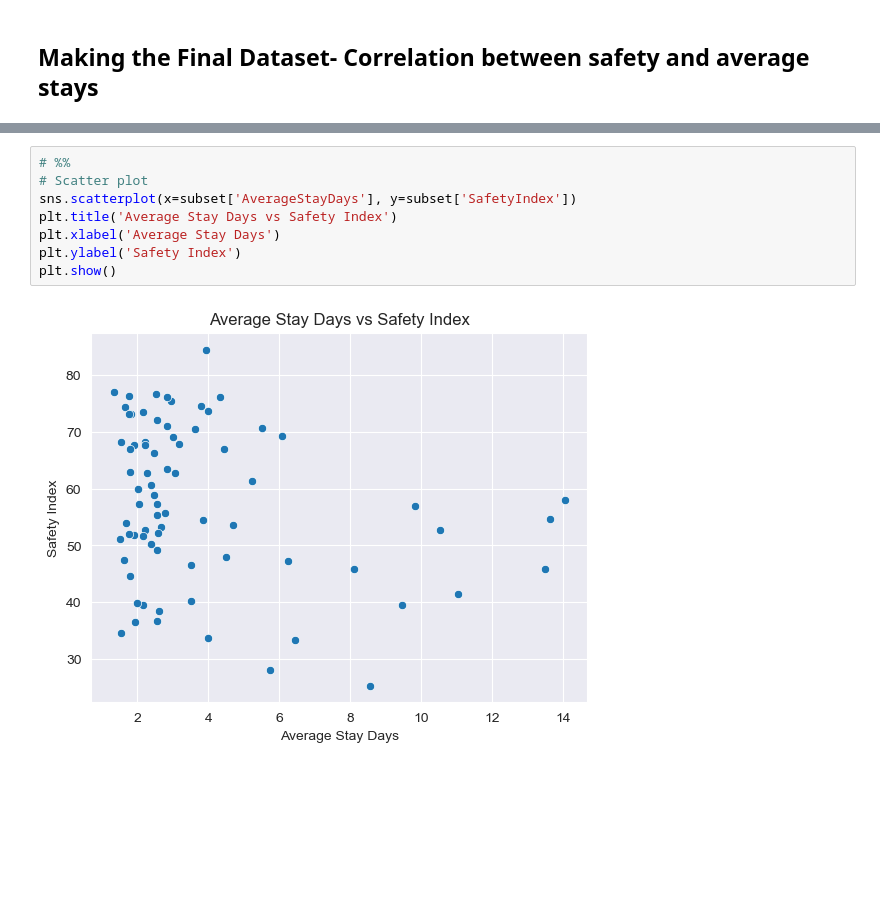
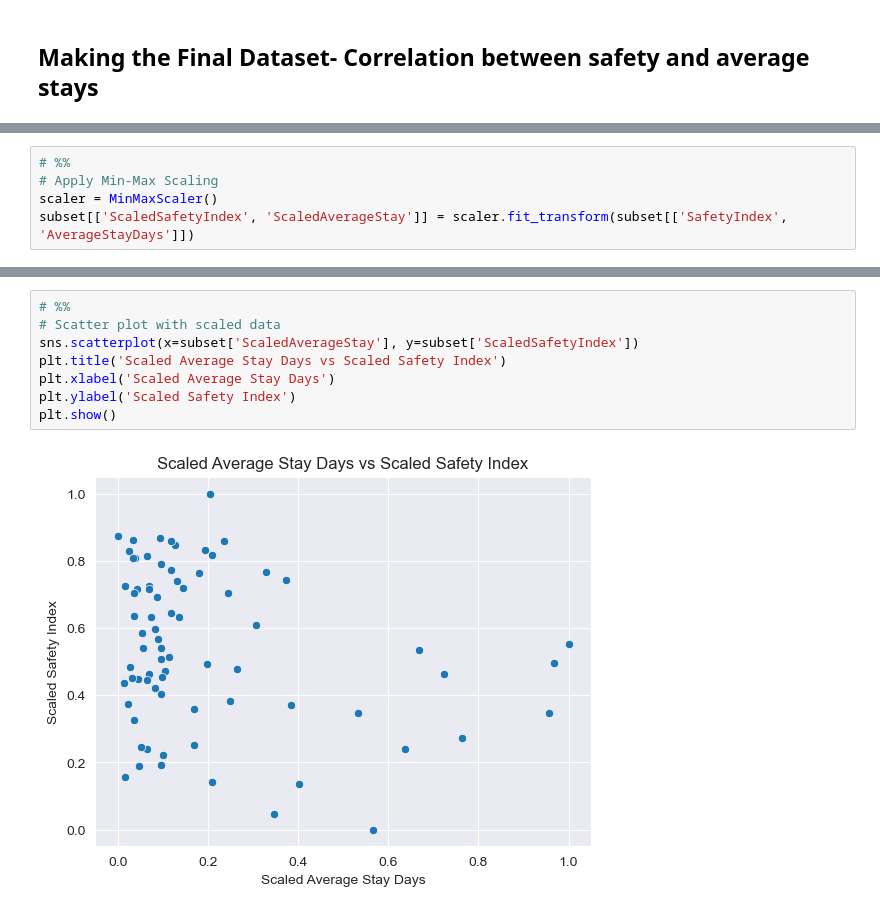
Before and after one commit to IuliaBunescu/tourism_clustering_project, a Jupyter notebook: EDA/correlation-safety-index-average-stay-Irina.ipynb, the cells around one changed output, grey strips where cells are left out. Cells and saved outputs as stored; diff of their text form; blank space fills up the shorter version.

```diff
--- a/EDA/correlation-safety-index-average-stay-Irina.ipynb
+++ b/EDA/correlation-safety-index-average-stay-Irina.ipynb
@@ -26,0 +22,5 @@ Correlation between Average Stay and Safety Index: -0.25864677481022824
+# %%
+# %%
+# Apply Min-Max Scaling
+scaler = MinMaxScaler()
+subset[['ScaledSafetyIndex', 'ScaledAverageStay']] = scaler.fit_transform(subset[['SafetyIndex', 'AverageStayDays']])
@@ -27,12 +34,12 @@ Correlation between Average Stay and Safety Index: -0.25864677481022824
 # %%
 # %%
-# Scatter plot
-sns.scatterplot(x=subset['AverageStayDays'], y=subset['SafetyIndex'])
-plt.title('Average Stay Days vs Safety Index')
-plt.xlabel('Average Stay Days')
-plt.ylabel('Safety Index')
+# Scatter plot with scaled data
+sns.scatterplot(x=subset['ScaledAverageStay'], y=subset['ScaledSafetyIndex'])
+plt.title('Scaled Average Stay Days vs Scaled Safety Index')
+plt.xlabel('Scaled Average Stay Days')
+plt.ylabel('Scaled Safety Index')
 plt.show()
 # %% [output]
-[figure, old version]
+[figure, new version]
 # %%
 # %%
```
Also changed, not shown: parts of 6 cells of this notebook.
